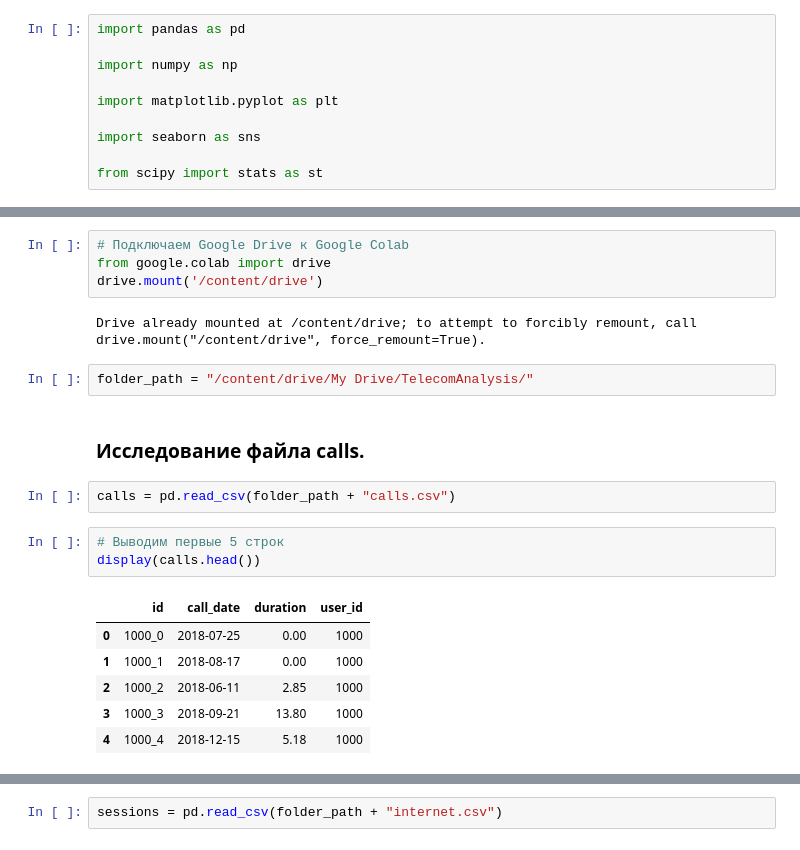
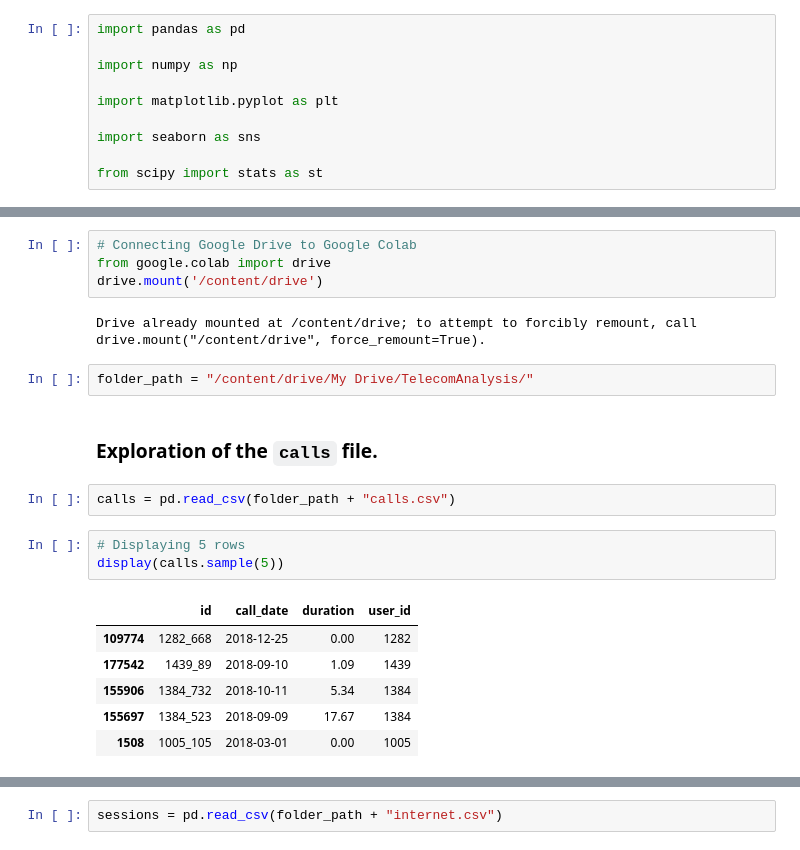
Before and after one commit to avostapenkokz/Portfolio, a Jupyter notebook: TelecomAnalysis/TelecomAnalysis.ipynb, the cells around one changed output, grey strips where cells are left out. Drawn from its saved outputs; the diff is of its cells as text.

```diff
--- a/TelecomAnalysis/TelecomAnalysis.ipynb
+++ b/TelecomAnalysis/TelecomAnalysis.ipynb
@@ -40,22 +42,22 @@ from scipy import stats as st
 # %%
-# Подключаем Google Drive к Google Colab
+# Connecting Google Drive to Google Colab
 from google.colab import drive
 drive.mount('/content/drive')
 # %% [output]
 Drive already mounted at /content/drive; to attempt to forcibly remount, call drive.mount("/content/drive", force_remount=True).
 # %%
 folder_path = "/content/drive/My Drive/TelecomAnalysis/"
-# %% [markdown]
-### Исследование файла calls.
+# %% [markdown]
+### Exploration of the `calls` file.
 # %%
 calls = pd.read_csv(folder_path + "calls.csv")
 # %%
-# Выводим первые 5 строк
-display(calls.head())
+# Displaying 5 rows
+display(calls.sample(5))
 # %% [output]
 |  | id | call_date | duration | user_id |
-| 0 | 1000_0 | 2018-07-25 | 0.00 | 1000 |
-| 1 | 1000_1 | 2018-08-17 | 0.00 | 1000 |
-| 2 | 1000_2 | 2018-06-11 | 2.85 | 1000 |
-| 3 | 1000_3 | 2018-09-21 | 13.80 | 1000 |
-| 4 | 1000_4 | 2018-12-15 | 5.18 | 1000 |
+| 109774 | 1282_668 | 2018-12-25 | 0.00 | 1282 |
+| 177542 | 1439_89 | 2018-09-10 | 1.09 | 1439 |
+| 155906 | 1384_732 | 2018-10-11 | 5.34 | 1384 |
+| 155697 | 1384_523 | 2018-09-09 | 17.67 | 1384 |
+| 1508 | 1005_105 | 2018-03-01 | 0.00 | 1005 |
```
Also changed, not shown: parts of 128 cells of this notebook.
